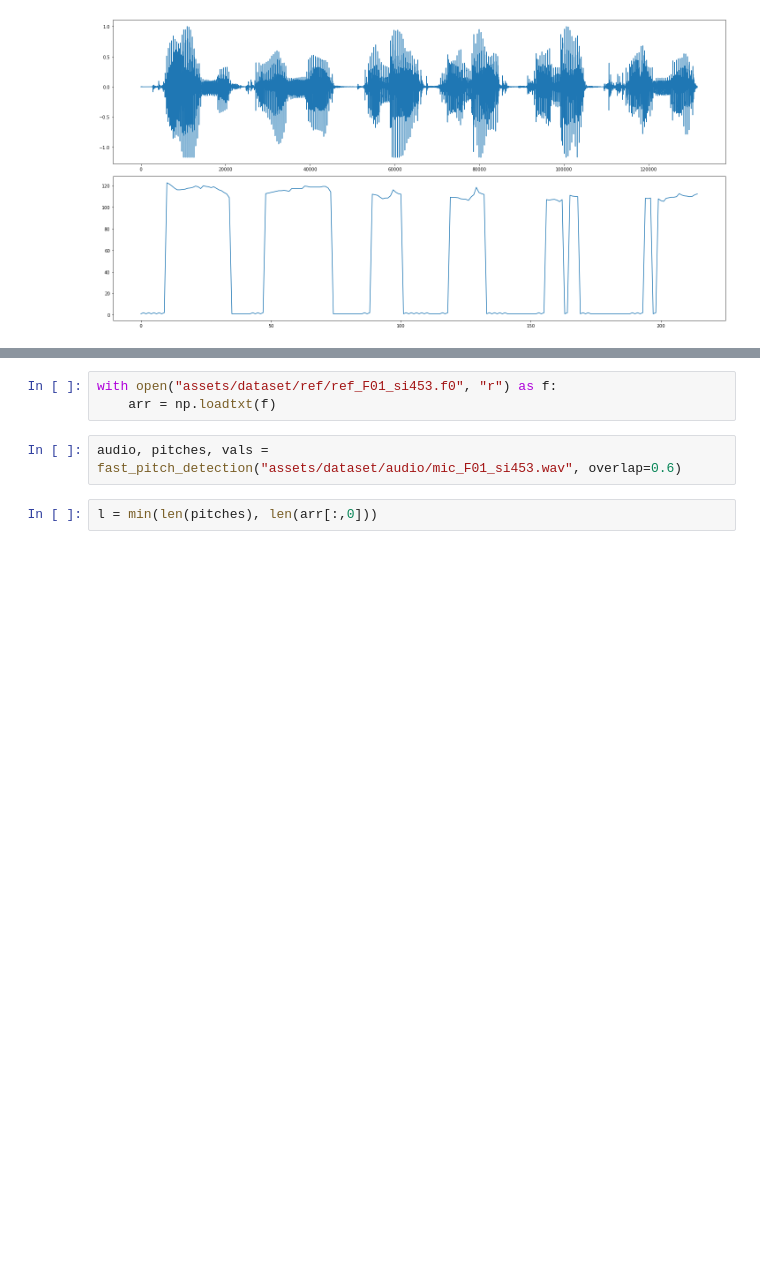
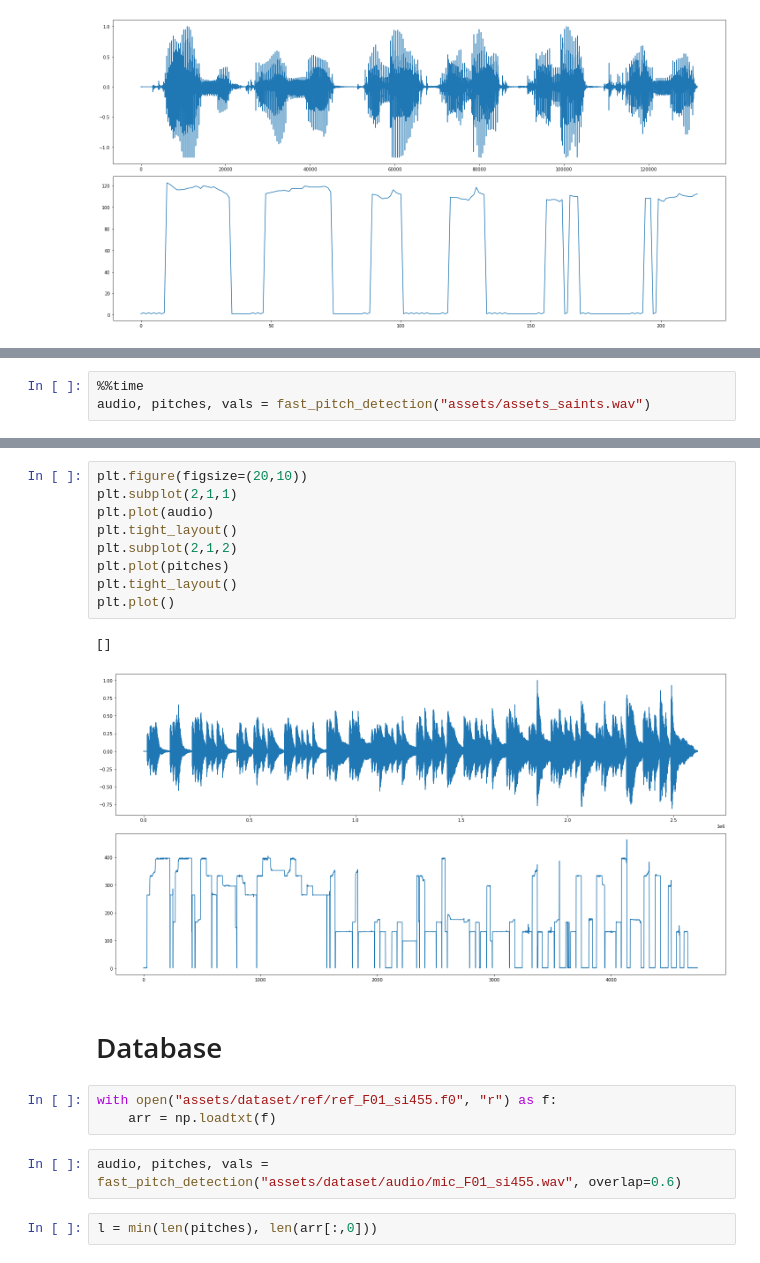
Before and after one commit to scheinpablo/vp_pitch_tracking, a Jupyter notebook: optimized_yin.ipynb, the cells around one changed output, grey strips where cells are left out. Saved outputs shown, nothing was run; the diff lists cells and outputs as text; blank space fills up the shorter version.

```diff
--- a/optimized_yin.ipynb
+++ b/optimized_yin.ipynb
@@ -203,0 +253,3 @@ plt.plot()
+# %%
+%%time
+audio, pitches, vals = fast_pitch_detection("assets/assets_saints.wav")
@@ -204,8 +258,22 @@ plt.plot()
+# %%
+plt.figure(figsize=(20,10))
+plt.subplot(2,1,1)
+plt.plot(audio)
+plt.tight_layout()
+plt.subplot(2,1,2)
+plt.plot(pitches)
+plt.tight_layout()
+plt.plot()
+# %% [output]
+[]
+[figure, added]
+# %% [markdown]
+# Database
 # %%
-with open("assets/dataset/ref/ref_F01_si453.f0", "r") as f:
+with open("assets/dataset/ref/ref_F01_si455.f0", "r") as f:
     arr = np.loadtxt(f)
 # %%
-audio, pitches, vals = fast_pitch_detection("assets/dataset/audio/mic_F01_si453.wav", overlap=0.6)
+audio, pitches, vals = fast_pitch_detection("assets/dataset/audio/mic_F01_si455.wav", overlap=0.6)
 # %%
 l = min(len(pitches), len(arr[:,0]))
 # %%
```
Also changed, not shown: parts of 6 cells of this notebook, 2 other files.
